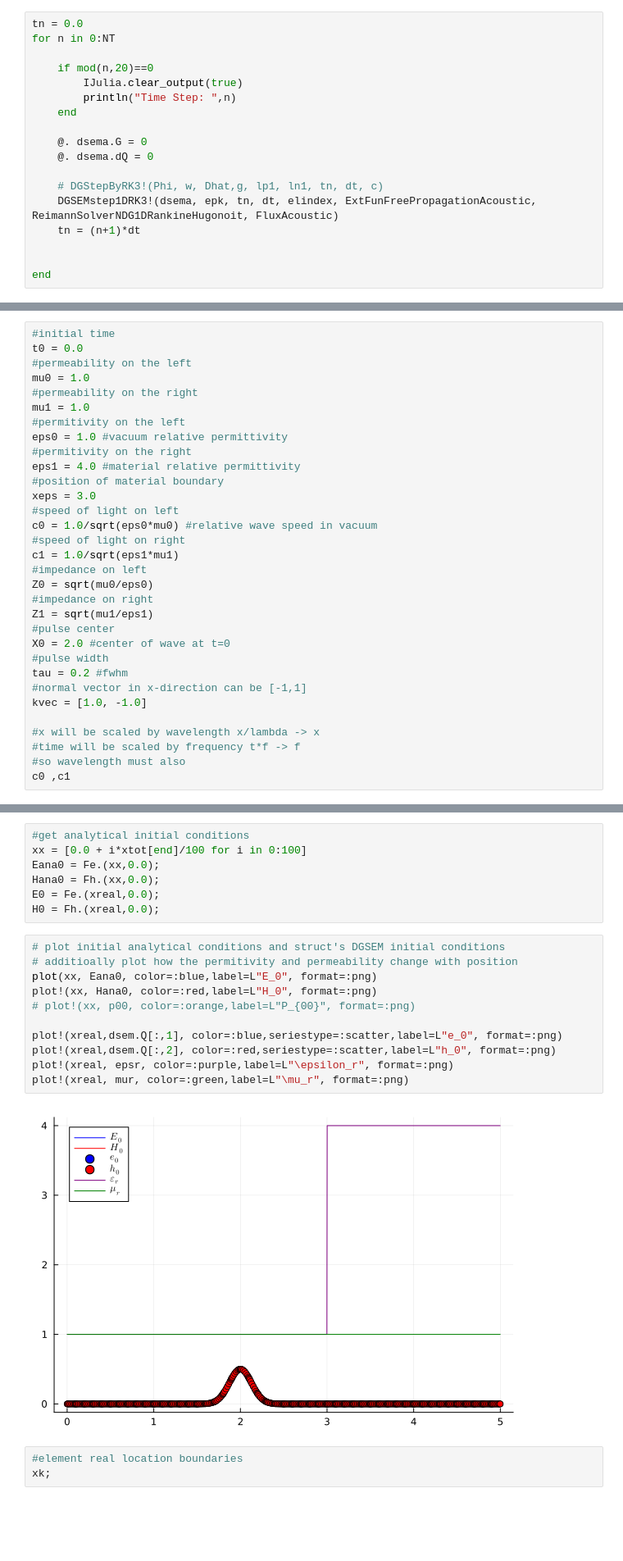
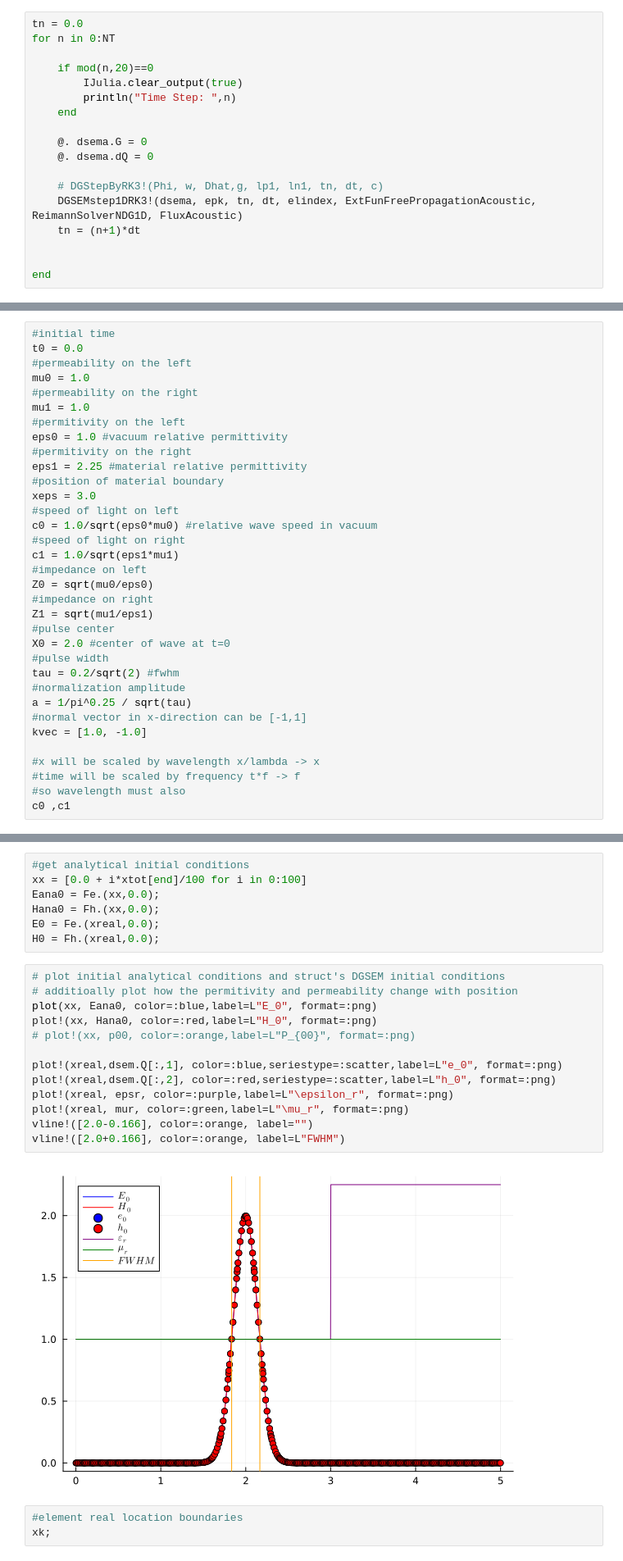
Before and after one commit to Implementing-Spectral-Methods/Implementing-Spectral-Methods, a Jupyter notebook: Part 3.ipynb, the cells around one changed output, grey strips where cells are left out. Shown at 82% size. Drawn from its saved outputs; the diff is of its cells as text; blank space fills up the shorter version.

```diff
--- a/Part 3.ipynb
+++ b/Part 3.ipynb
@@ -915,7 +913,7 @@ for n in 0:NT
     @. dsema.dQ = 0
 
     # DGStepByRK3!(Phi, w, Dhat,g, lp1, ln1, tn, dt, c)
-    DGSEMstep1DRK3!(dsema, epk, tn, dt, elindex, ExtFunFreePropagationAcoustic, ReimannSolverNDG1DRankineHugonoit, FluxAcoustic)
+    DGSEMstep1DRK3!(dsema, epk, tn, dt, elindex, ExtFunFreePropagationAcoustic, ReimannSolverNDG1D, FluxAcoustic)
     tn = (n+1)*dt
 
 
@@ -1776,7 +1780,7 @@ mu1 = 1.0
 #permitivity on the left
 eps0 = 1.0 #vacuum relative permittivity
 #permitivity on the right
-eps1 = 4.0 #material relative permittivity
+eps1 = 2.25 #material relative permittivity
 #position of material boundary
 xeps = 3.0
 #speed of light on left
@@ -1790,7 +1794,9 @@ Z1 = sqrt(mu1/eps1)
 #pulse center
 X0 = 2.0 #center of wave at t=0
 #pulse width
-tau = 0.2 #fwhm
+tau = 0.2/sqrt(2) #fwhm
+#normalization amplitude
+a = 1/pi^0.25 / sqrt(tau)
 #normal vector in x-direction can be [-1,1]
 kvec = [1.0, -1.0]
 
@@ -1897,16 +1940,18 @@ H0 = Fh.(xreal,0.0);
 # %%
 # plot initial analytical conditions and struct's DGSEM initial conditions
 # additioally plot how the permitivity and permeability change with position
 plot(xx, Eana0, color=:blue,label=L"E_0", format=:png)
 plot!(xx, Hana0, color=:red,label=L"H_0", format=:png)
 # plot!(xx, p00, color=:orange,label=L"P_{00}", format=:png)
 
 plot!(xreal,dsem.Q[:,1], color=:blue,seriestype=:scatter,label=L"e_0", format=:png)
 plot!(xreal,dsem.Q[:,2], color=:red,seriestype=:scatter,label=L"h_0", format=:png)
 plot!(xreal, epsr, color=:purple,label=L"\epsilon_r", format=:png)
 plot!(xreal, mur, color=:green,label=L"\mu_r", format=:png)
+vline!([2.0-0.166], color=:orange, label="")
+vline!([2.0+0.166], color=:orange, label=L"FWHM")
 # %% [output]
-[figure, old version]
+[figure, new version]
 # %%
 #element real location boundaries
 xk;
```
Also changed, not shown: parts of 32 cells of this notebook.
